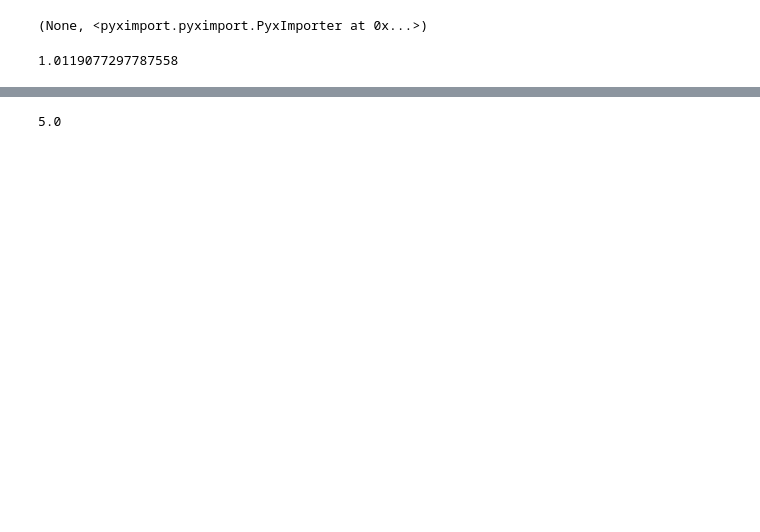
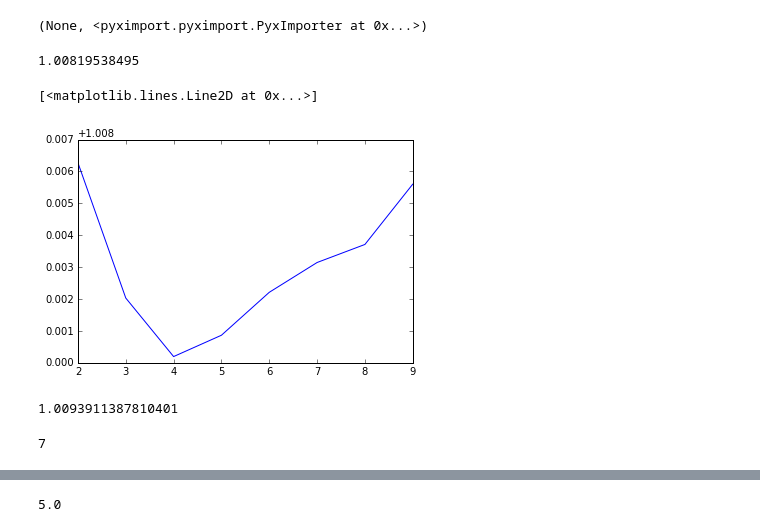
Before and after one commit to danielkeller/CIL_project, a Jupyter notebook: Sparse K-Means.ipynb, the cells around one changed output, grey strips where cells are left out. Saved outputs shown, nothing was run; the diff lists cells and outputs as text; code cells hidden in the pictures; blank space fills up the shorter version.

Commit message:
fun hyper-parameter plots

```diff
--- a/Sparse K-Means.ipynb
+++ b/Sparse K-Means.ipynb
@@ -78,11 +78,26 @@ pyximport.install(reload_support=True)
 (None, <pyximport.pyximport.PyxImporter at 0x...>)
 # %%
 import skm
+# %%
+errs = []
+for k in range(2, 10):
+    err = min(skm.k_means(data, test, K=k, tol=0.0001)[0] for run in range(4))
+    errs.append(err)
+print(min(errs))
+plt.plot(range(2, 10), errs)
+# %% [output]
+1.00819538495
+[<matplotlib.lines.Line2D at 0x...>]
+[figure, added]
 # %%
-err, centroids, assignments = skm.k_means(data, test, K=6, tol=0.0001)
+err, centroids, assignments = skm.k_means(data, test, K=4, tol=0.0001)
 err
 # %% [output]
-1.0119077297787558
+1.0093911387810401
+# %%
+assignments[0]
+# %% [output]
+7
 # %%
 centroids[:,9]
 # %% [output]
```
Also changed, not shown: parts of 4 cells of this notebook.
